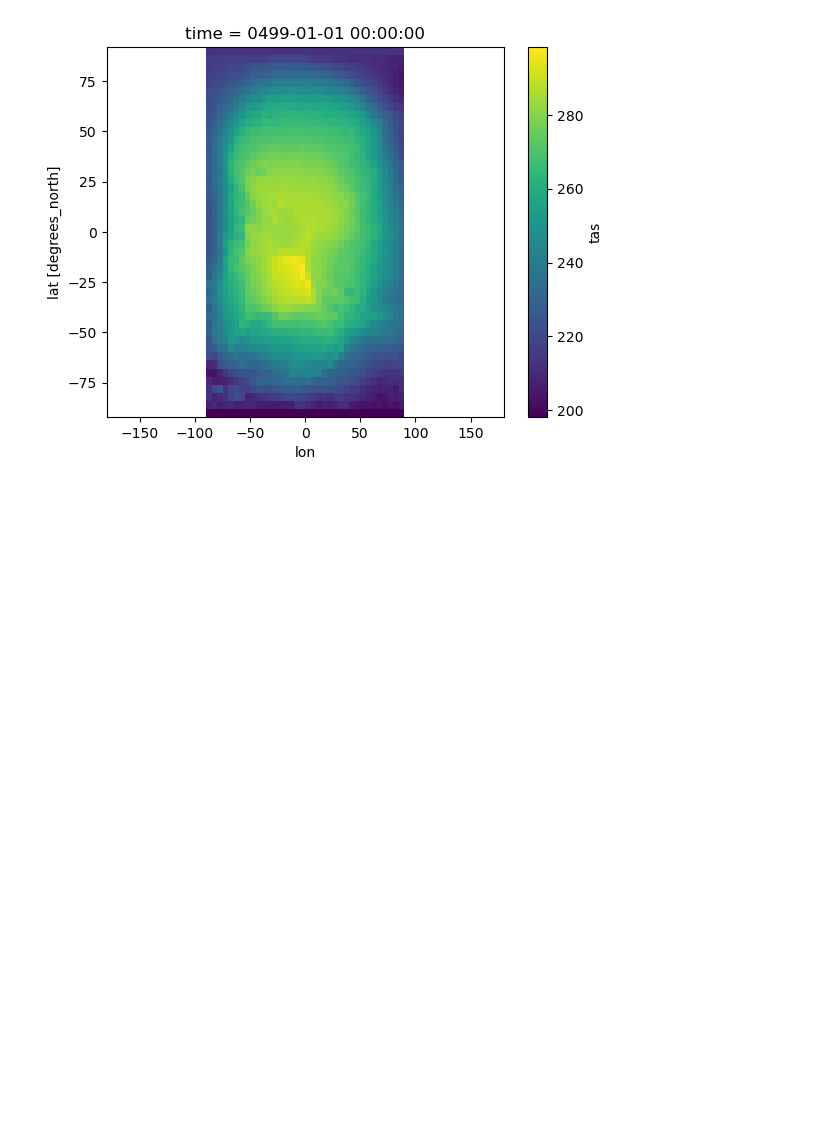
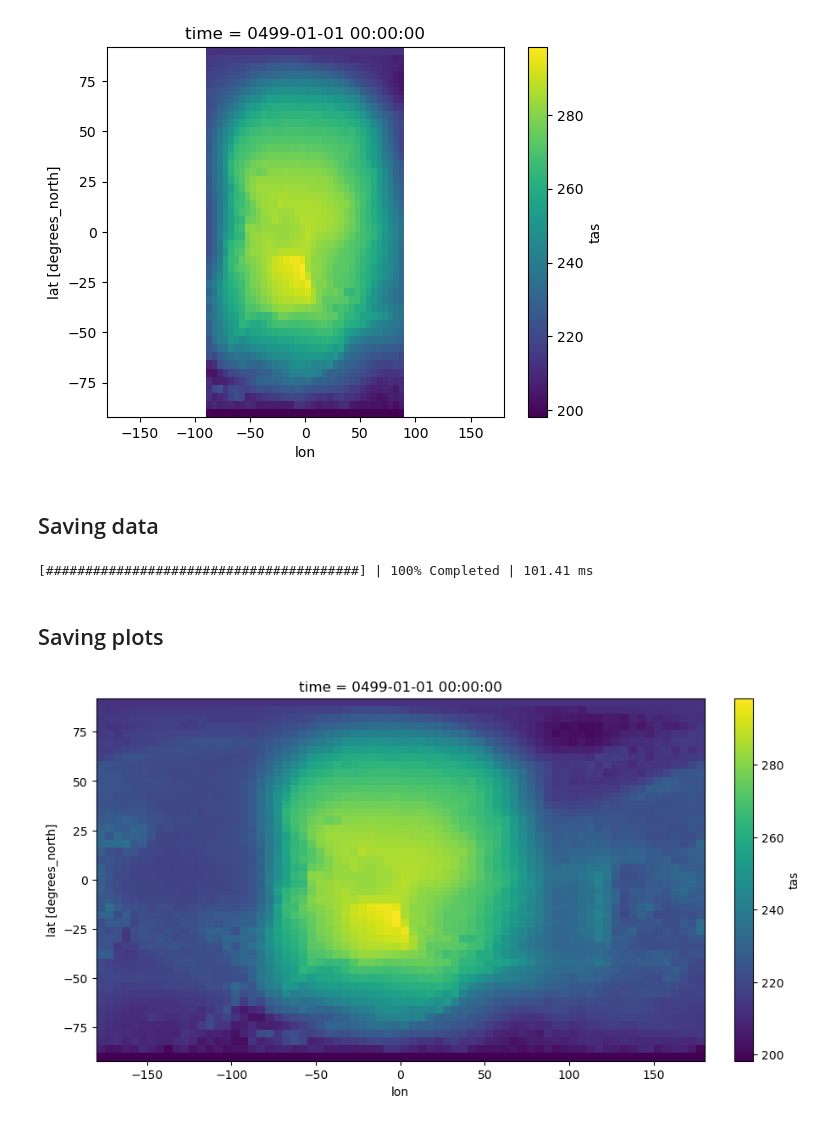
Before and after one commit to hannahwoodward/gcm-plot-examples, a Jupyter notebook: rocke3d/intro.ipynb, the cells around one changed output. Cells and saved outputs as stored; diff of their text form; code cells hidden in the pictures; blank space fills up the shorter version.

Commit message:
Update intro with saving files/plots and add accessor to dataarray

```diff
--- a/rocke3d/intro.ipynb
+++ b/rocke3d/intro.ipynb
@@ -300,3 +300,58 @@ gcm_slice_tas\
 # %% [output]
 <matplotlib.collections.QuadMesh at 0x...>
 [figure]
+# %% [markdown]
+## Saving data
+# %%
+# If some data a lot of post-processing, it can be useful to
+# write this data back to the disc, which you can do using:
+gcm_slice_tas = gcm_data\
+    .isel(time=-1)\
+    ['tas']
+
+# You can use the xarray function `to_netcdf` for smaller files
+# the save filepath is local to the current working directory
+gcm_slice_tas.to_netcdf(
+    'test.nc',
+    engine='netcdf4',
+)
+
+# But if the file is still quite large, you can use the gcm_utils
+# function `save_progressive` which has a progress bar and
+# saves in chunks
+gcm_slice_tas.gcm_utils.save_progressive(
+    filepath='test_progressive.nc'
+)
+# %% [output]
+[########################################] | 100% Completed | 101.41 ms
+# %% [markdown]
+## Saving plots
+# %%
+import matplotlib.pyplot as plt
+
+# Set up figure
+shape = (1, 1)
+fig, axs = plt.subplots(
+    *shape,
+    figsize=(9 * shape[1], 5 * shape[0]),
+    layout='constrained'
+)
+axs = axs.flatten() if shape[0] > 1 or shape[1] > 1 else [axs]
+
+# Plot temperature
+gcm_data\
+    .isel(time=-1)\
+    ['tas']\
+    .plot(
+        ax=axs[0]
+    )
+
+# Save to file named test.png in local working directory
+fig.savefig(
+    'test.png',
+    transparent=True,
+    bbox_inches='tight',
+    pad_inches=0
+);
+# %% [output]
+[figure, added]
```
Also changed, not shown: 1 other file.
